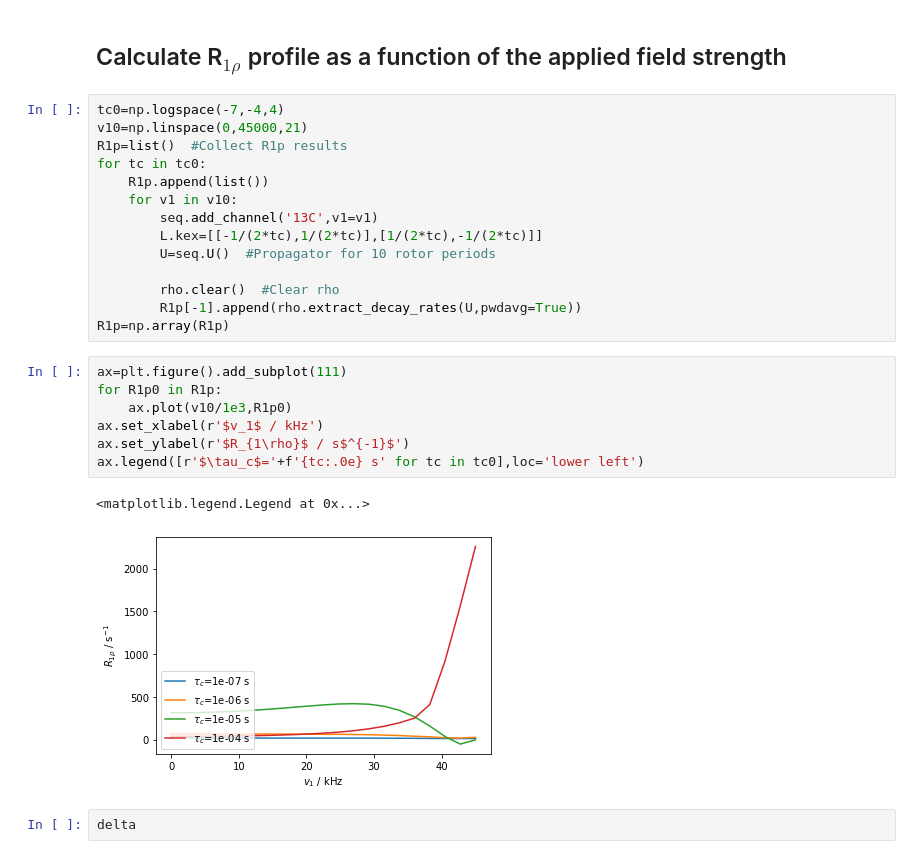
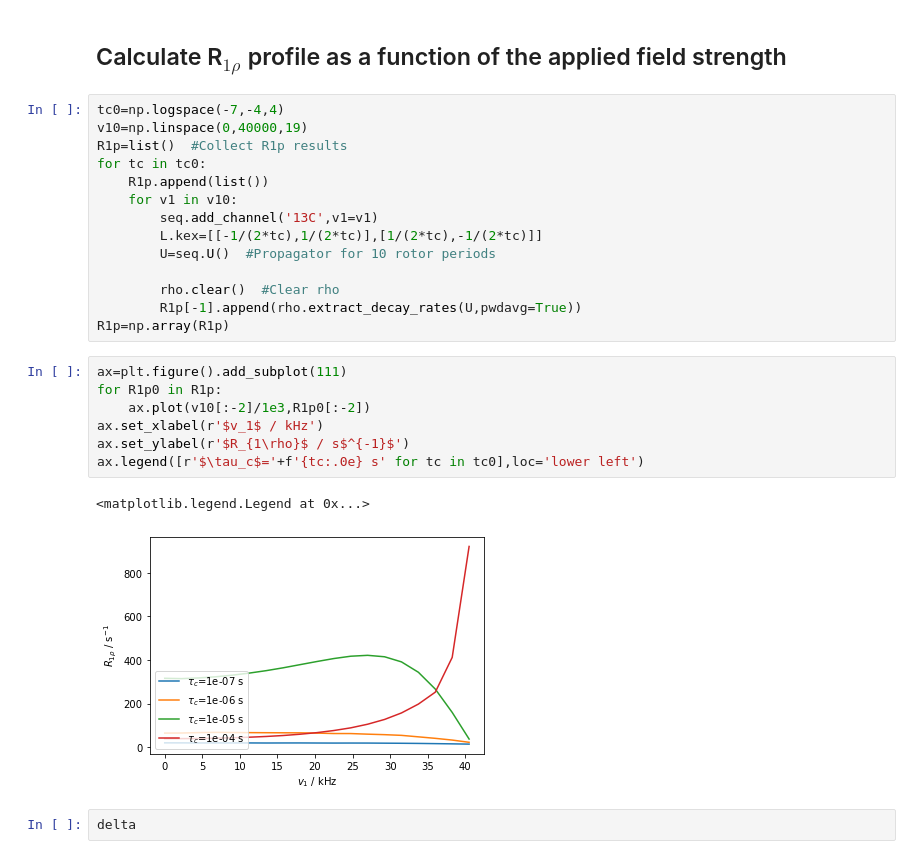
Before and after one commit to alsinmr/SLEEPY, a Jupyter notebook: examples/R1p_relax.ipynb, the cells around one changed output. Saved outputs shown, nothing was run; the diff lists cells and outputs as text.

```diff
--- a/examples/R1p_relax.ipynb
+++ b/examples/R1p_relax.ipynb
@@ -46,7 +47,7 @@ ax.legend([r'$\tau_c$='+f'{tc:.0e} s' for tc in tc0],loc='upper right')
 ## Calculate R$_{1\rho}$ profile as a function of the applied field strength
 # %%
 tc0=np.logspace(-7,-4,4)
-v10=np.linspace(0,45000,21)
+v10=np.linspace(0,40000,19)
 R1p=list()  #Collect R1p results
 for tc in tc0:
     R1p.append(list())
@@ -61,13 +62,13 @@ R1p=np.array(R1p)
 # %%
 ax=plt.figure().add_subplot(111)
 for R1p0 in R1p:
-    ax.plot(v10/1e3,R1p0)
+    ax.plot(v10[:-2]/1e3,R1p0[:-2])
 ax.set_xlabel(r'$v_1$ / kHz')
 ax.set_ylabel(r'$R_{1\rho}$ / s$^{-1}$')
 ax.legend([r'$\tau_c$='+f'{tc:.0e} s' for tc in tc0],loc='lower left')
 # %% [output]
 <matplotlib.legend.Legend at 0x...>
-[figure, old version]
+[figure, new version]
 # %%
 delta
 # %% [output]
```
Also changed, not shown: parts of 4 cells of this notebook, 16 other files.
